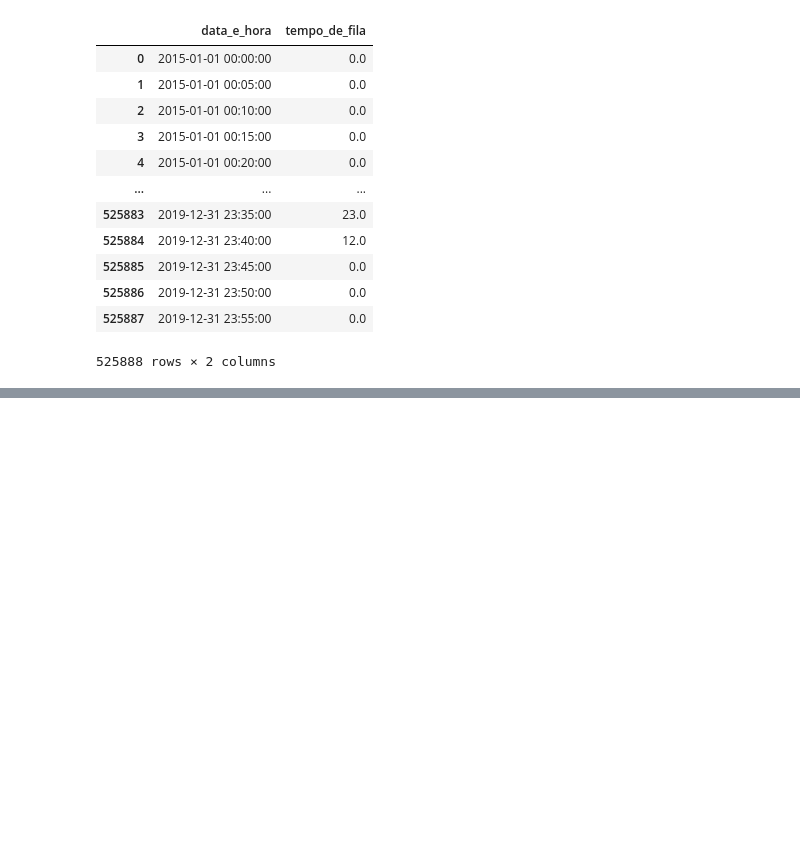
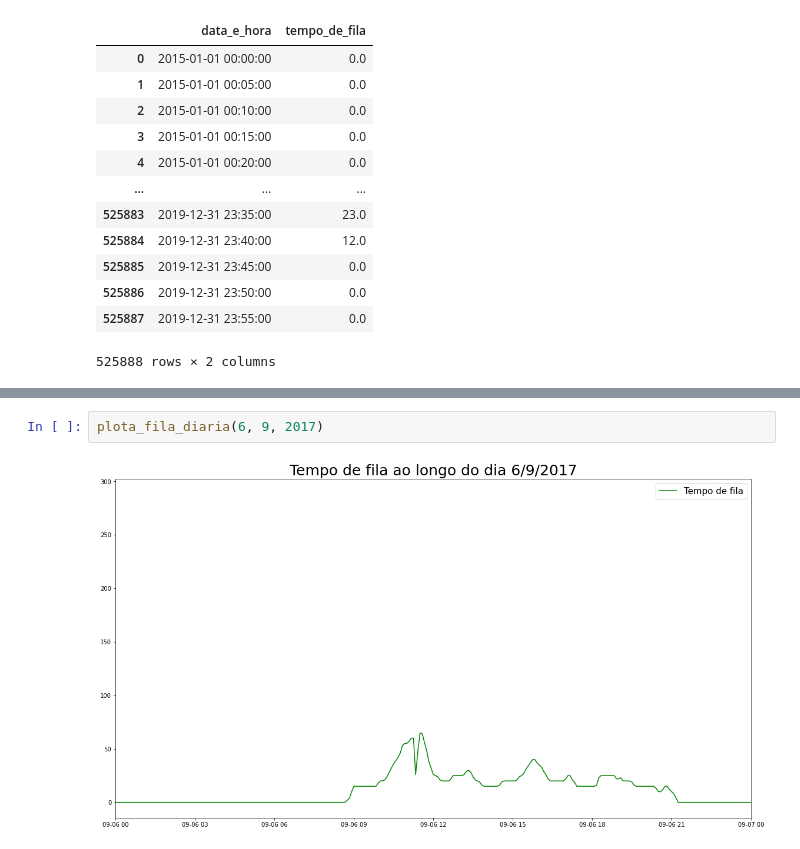
Before and after one commit to LuisFTacla/WDW_Attendance_Calculator, a Jupyter notebook: Analise_Rock_n_Roller_Coaster.ipynb, the cells around one changed output, grey strips where cells are left out. Cells and saved outputs as stored; diff of their text form; blank space fills up the shorter version.

```diff
--- a/Analise_Rock_n_Roller_Coaster.ipynb
+++ b/Analise_Rock_n_Roller_Coaster.ipynb
@@ -464,0 +503,4 @@ RocknRollerCoaster
+# %%
+plota_fila_diaria(6, 9, 2017)
+# %% [output]
+[figure, added]
```
Also changed, not shown: parts of 37 cells of this notebook.
